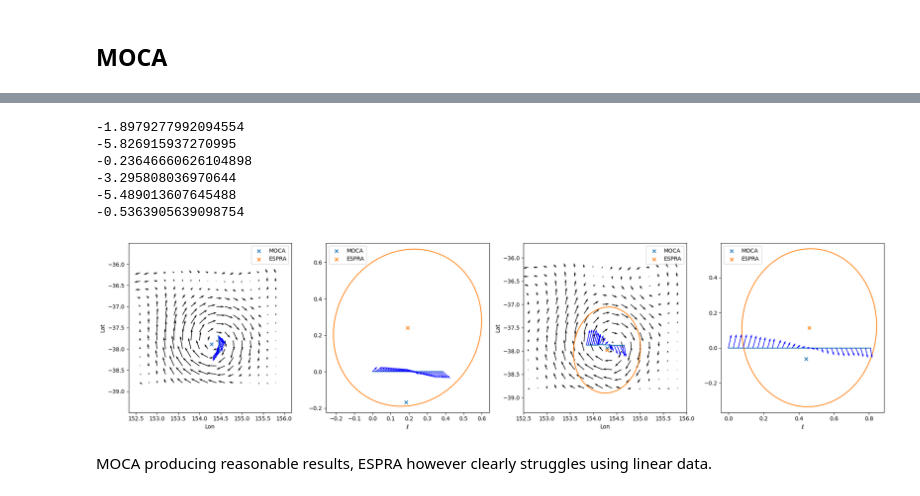
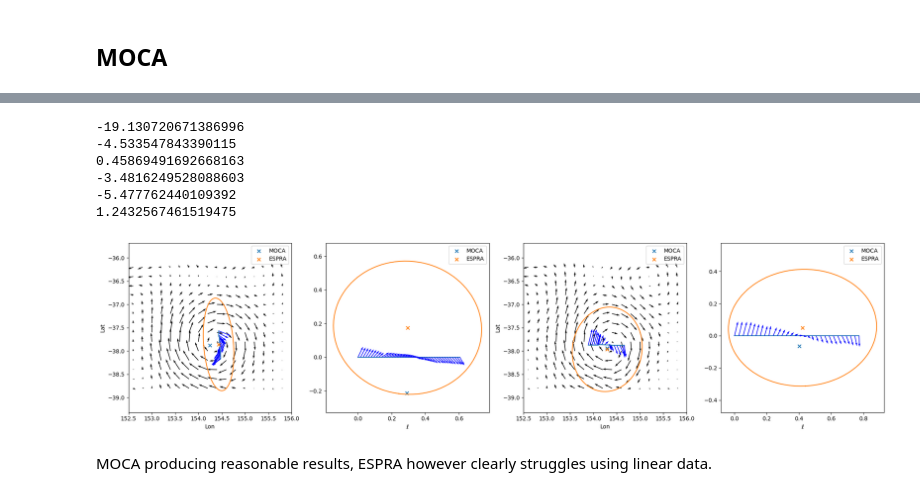
Before and after one commit to regdowse/UNSW-MRes, a Jupyter notebook: MRes/Chapter1/IN2023_paper_plots.ipynb, the cells around one changed output, grey strips where cells are left out. Drawn from its saved outputs; the diff is of its cells as text; code cells hidden in the pictures.

```diff
--- a/MRes/Chapter1/IN2023_paper_plots.ipynb
+++ b/MRes/Chapter1/IN2023_paper_plots.ipynb
@@ -239,7 +239,7 @@ plt.show()
 [figure]
 # %%
 # Interested in CE south of -36
-CE_ship_data = ship_data[ship_data['Lat'] < -36]
+CE_ship_data = ship_data[ship_data['Lat'] < -36.5]
 CE_ship_data['D'] = CE_ship_data.index.floor('D')
 CE_unique_days = sorted(set(CE_ship_data.index.date)) # The days we sail over the CE
 # Get SSH data during our sail over the CE
@@ -334,37 +488,2 @@ plt.show()
 # %% [markdown]
 ## MOCA
-# %%
-# PLOT SSH DATA
-with nc.Dataset(CE_filtered_df.iloc[4]['fname'], mode='r') as ds:
-    lon = ds['LONGITUDE'][:].squeeze()
-    lat = ds['LATITUDE'][:].squeeze()
-    lon, lat = np.meshgrid(lon, lat)
-    u = ds['UCUR'][:].squeeze()
-    v = ds['VCUR'][:].squeeze()
-u = np.where(np.abs(u) > 100, np.nan, u)
-v = np.where(np.abs(v) > 100, np.nan, v)
-mask = (lon > xmin) & (lon < xmax) & (lat > ymin) & (lat < ymax)
-idx = np.where(mask)
-spacing = 1
-plt.quiver(lon[idx][::spacing], lat[idx][::spacing], u[idx][::spacing], v[idx][::spacing], scale=None, width=None)
-
-# PLOT RV DATA
-day = pd.Timestamp(CE_unique_days[4])
-day_data = CE_ship_data[day==CE_ship_data['D']]
-
-xi, yi, ui, vi = day_data['Lon'], day_data['Lat'], day_data['u'], day_data['v']
-x0, y0, w = moca(ui, vi, xi-xi[0])
-
-x0 += xi[0]
-y0 += yi[0]
-
-plt.plot(xi, yi)
-plt.quiver(xi, yi, ui, vi, color='b')
-
-plt.scatter(x0, y0, marker='x')
-plt.title(f'({x0:02f}, {y0:02f})')
-
-# plt.plot(lon_drifter, lat_drifter)
-
-plt.xlim(xmin, xmax)
-plt.ylim(ymin, ymax)
@@ -425,7 +557,7 @@ width = 0.004
 
 fig, axs = plt.subplots(1, 4, figsize=(20, 5))
 # for e, (t1, t2) in enumerate([(60, 180), (300, 420)]):
-for e, (t1, t2) in enumerate([(110, 140), (340, 370)]):
+for e, (t1, t2) in enumerate([(65, 105), (300, 330)]):
 
     t_mean = CE_ship_data.iloc[t1:t2].index.mean()
 
@@ -479,40 +611,40 @@ for e, (t1, t2) in enumerate([(110, 140), (340, 370)]):
     axs[0+2*e].scatter(x0, y0, marker='x', label='MOCA', zorder=5)
     axs[0+2*e].scatter(x0_espra, y0_espra, marker='x', label='ESPRA', zorder=5)
     x_ell, y_ell = plot_ellipse(Q_espra, (x0_espra, y0_espra))
     axs[0+2*e].plot(x_ell, y_ell)
 
     axs[0+2*e].legend()
     axs[0+2*e].axis('equal')
     axs[0+2*e].set_xlim(xmin, xmax)
     axs[0+2*e].set_ylim(ymin, ymax)
     axs[0+2*e].set_xlabel('Lon')
     axs[0+2*e].set_ylabel('Lat')
 
     # plot 2
 
     axs[1+2*e].plot(l, np.zeros_like(l))
     axs[1+2*e].quiver(l, np.zeros_like(l), V_T, V_N, color='b', zorder=3, width=width)
     axs[1+2*e].scatter(x0l, y0l, marker='x', label='MOCA')
     x0_espral, y0_espral, Q_espral, w_espral = espra(l, [0]*len(l), V_T, V_N)
     print(w_espral)
     x_ell, y_ell = plot_ellipse(Q_espral, (x0_espral, y0_espral), scale=.5)
     axs[1+2*e].plot(x_ell, y_ell)
     axs[1+2*e].scatter(x0_espral, y0_espral, marker='x',  label='ESPRA')
 
     axs[1+2*e].legend()
     axs[1+2*e].set_xlabel(r'$\ell$')
     axs[1+2*e].axis('equal')
 
 plt.tight_layout()
 plt.show()
 # %% [output]
--1.8979277992094554
--5.826915937270995
--0.23646660626104898
--3.295808036970644
--5.489013607645488
--0.5363905639098754
+-19.130720671386996
+-4.533547843390115
+0.45869491692668163
+-3.4816249528088603
+-5.477762440109392
+1.2432567461519475
-[figure, old version]
+[figure, new version]
 # %% [markdown]
 MOCA producing reasonable results, ESPRA however clearly struggles using linear data.
 # %% [markdown]
```
Also changed, not shown: parts of 17 cells of this notebook, 3 other files.
